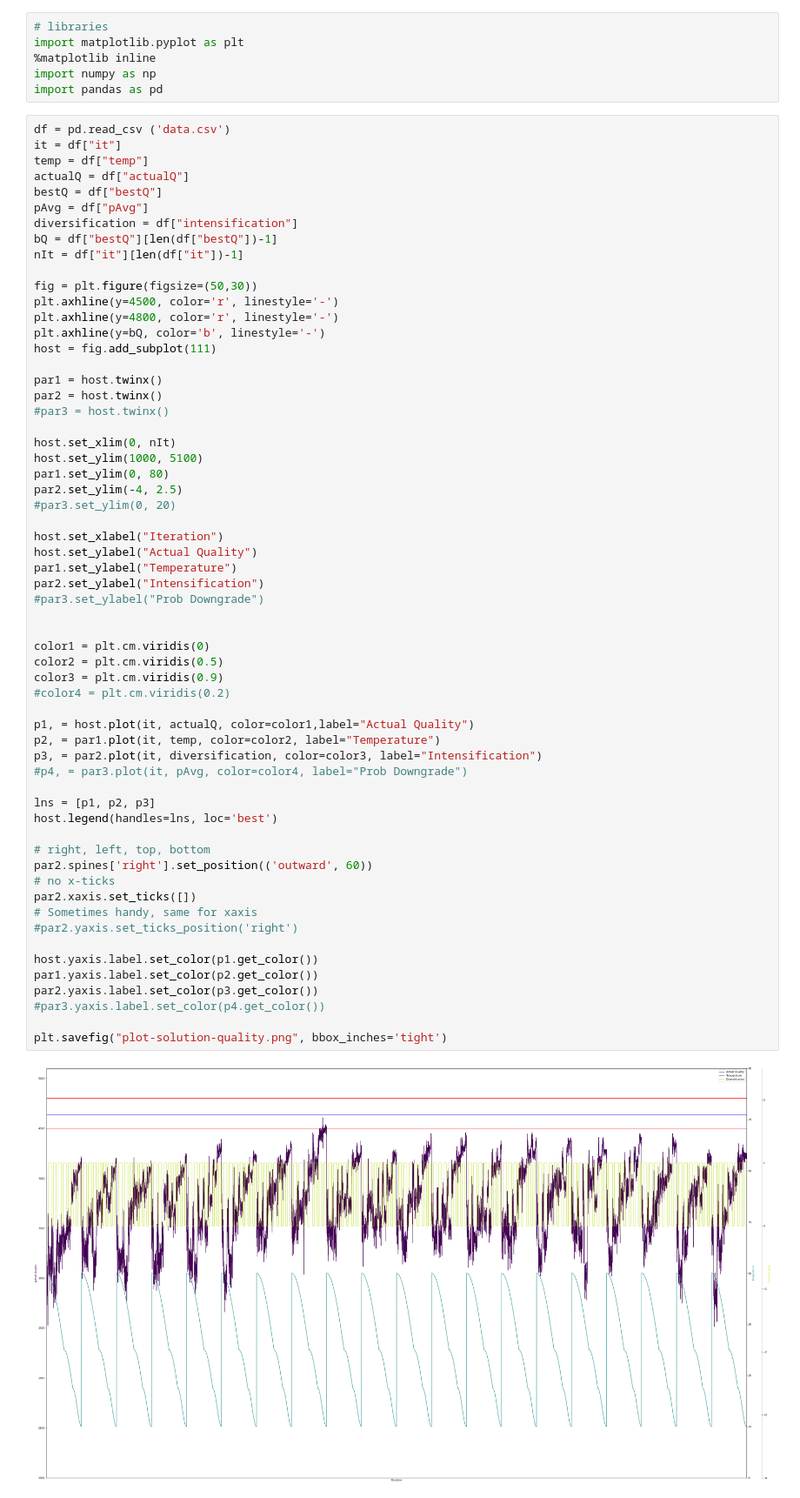
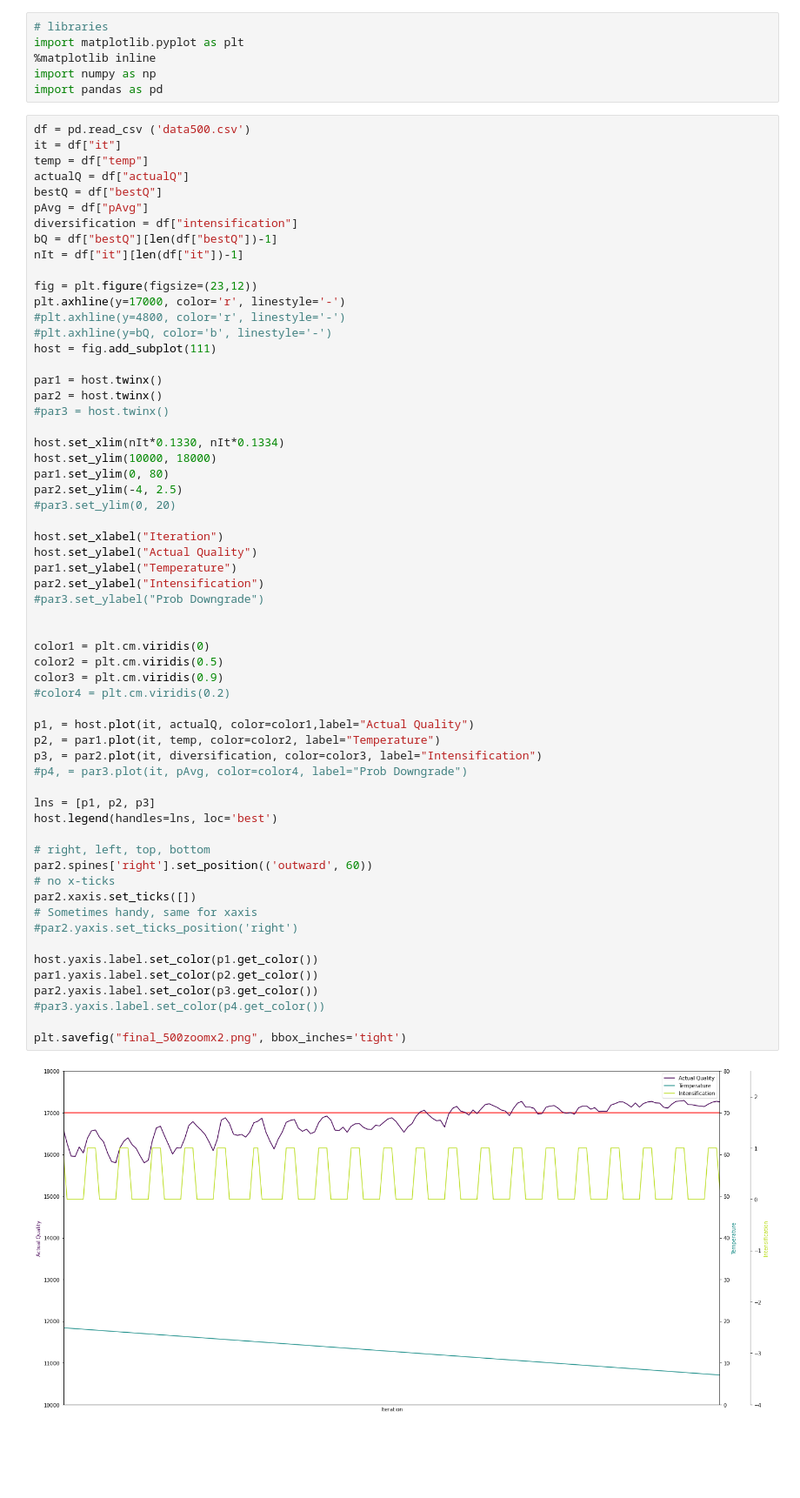
Before and after one commit to matiasmoreno/MCPSB_SA, a Jupyter notebook: SA_2Fases/data/Graficos.ipynb, the cells around one changed output. Shown at 87% size. Drawn from its saved outputs; the diff is of its cells as text; blank space fills up the shorter version.

```diff
--- a/SA_2Fases/data/Graficos.ipynb
+++ b/SA_2Fases/data/Graficos.ipynb
@@ -5,7 +5,7 @@ import matplotlib.pyplot as plt
 import numpy as np
 import pandas as pd
 # %%
-df = pd.read_csv ('data.csv')
+df = pd.read_csv ('data500.csv')
 it = df["it"]
 temp = df["temp"]
 actualQ = df["actualQ"]
@@ -15,18 +15,18 @@ diversification = df["intensification"]
 bQ = df["bestQ"][len(df["bestQ"])-1]
 nIt = df["it"][len(df["it"])-1]
 
-fig = plt.figure(figsize=(50,30))
-plt.axhline(y=4500, color='r', linestyle='-')
-plt.axhline(y=4800, color='r', linestyle='-')
-plt.axhline(y=bQ, color='b', linestyle='-')
+fig = plt.figure(figsize=(23,12))
+plt.axhline(y=17000, color='r', linestyle='-')
+#plt.axhline(y=4800, color='r', linestyle='-')
+#plt.axhline(y=bQ, color='b', linestyle='-')
 host = fig.add_subplot(111)
 
 par1 = host.twinx()
 par2 = host.twinx()
 #par3 = host.twinx()
 
-host.set_xlim(0, nIt)
-host.set_ylim(1000, 5100)
+host.set_xlim(nIt*0.1330, nIt*0.1334)
+host.set_ylim(10000, 18000)
 par1.set_ylim(0, 80)
 par2.set_ylim(-4, 2.5)
 #par3.set_ylim(0, 20)
@@ -37,32 +37,32 @@ par1.set_ylabel("Temperature")
 par2.set_ylabel("Intensification")
 #par3.set_ylabel("Prob Downgrade")
 
 
 color1 = plt.cm.viridis(0)
 color2 = plt.cm.viridis(0.5)
 color3 = plt.cm.viridis(0.9)
 #color4 = plt.cm.viridis(0.2)
 
 p1, = host.plot(it, actualQ, color=color1,label="Actual Quality")
 p2, = par1.plot(it, temp, color=color2, label="Temperature")
 p3, = par2.plot(it, diversification, color=color3, label="Intensification")
 #p4, = par3.plot(it, pAvg, color=color4, label="Prob Downgrade")
 
 lns = [p1, p2, p3]
 host.legend(handles=lns, loc='best')
 
 # right, left, top, bottom
 par2.spines['right'].set_position(('outward', 60))
 # no x-ticks
 par2.xaxis.set_ticks([])
 # Sometimes handy, same for xaxis
 #par2.yaxis.set_ticks_position('right')
 
 host.yaxis.label.set_color(p1.get_color())
 par1.yaxis.label.set_color(p2.get_color())
 par2.yaxis.label.set_color(p3.get_color())
 #par3.yaxis.label.set_color(p4.get_color())
 
-plt.savefig("plot-solution-quality.png", bbox_inches='tight')
+plt.savefig("final_500zoomx2.png", bbox_inches='tight')
 # %% [output]
-[figure, old version]
+[figure, new version]
```
Also changed, not shown: 50 other files.
